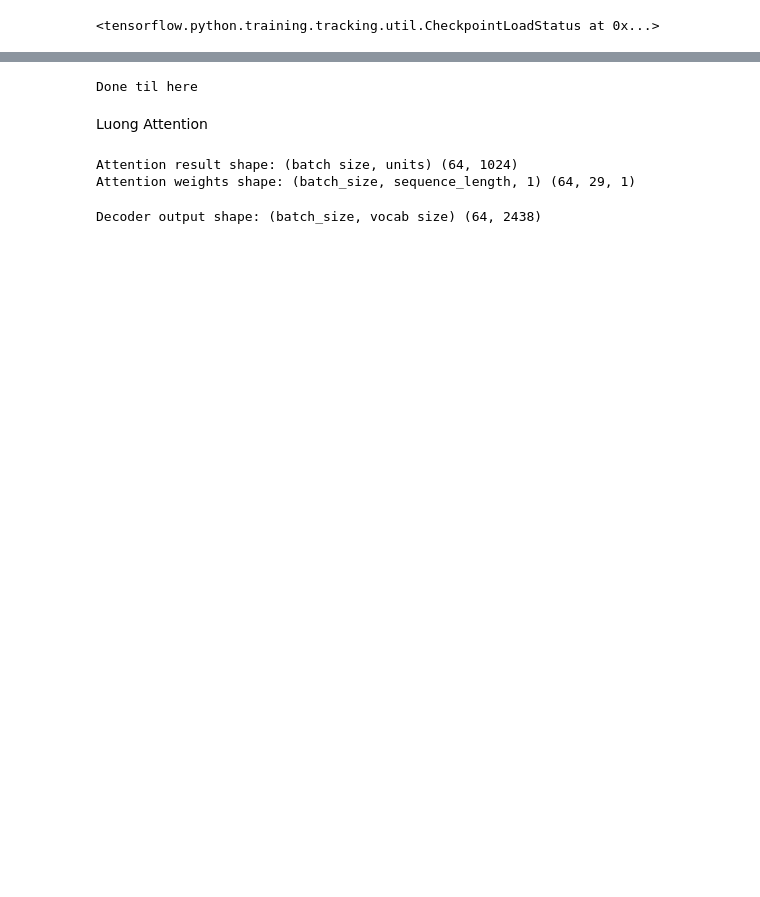
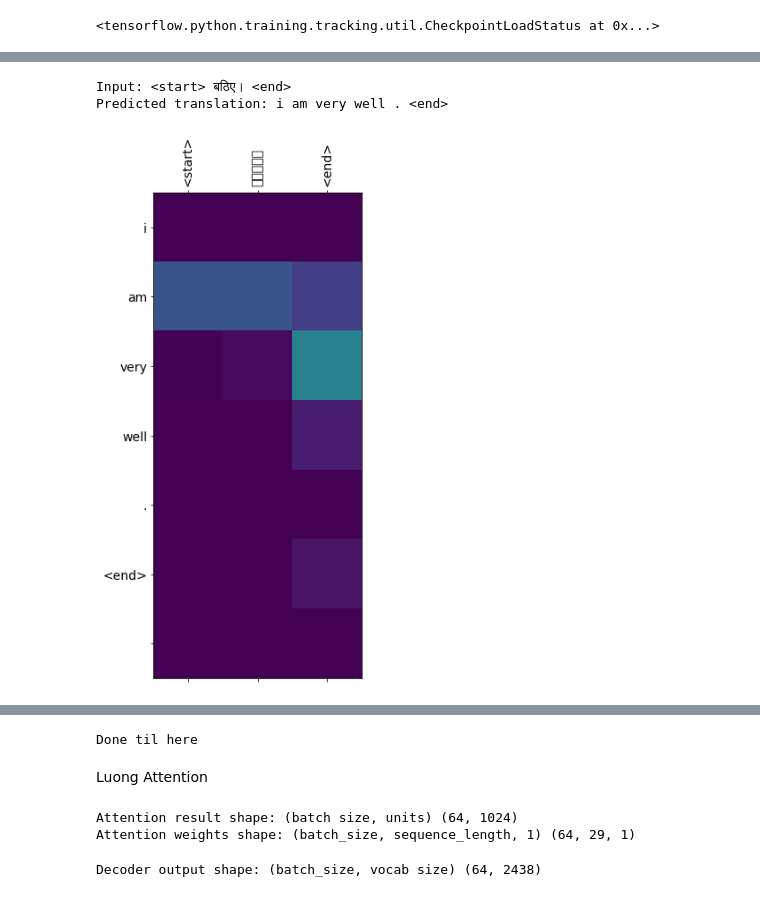
Before and after one commit to BlackCurrantDS/DeepLearning, a Jupyter notebook: IDL_Assignment7.ipynb, the cells around one changed output, grey strips where cells are left out. Saved outputs shown, nothing was run; the diff lists cells and outputs as text; code cells hidden in the pictures; blank space fills up the shorter version.

```diff
--- a/IDL_Assignment7.ipynb
+++ b/IDL_Assignment7.ipynb
@@ -442,0 +451,6 @@ Predicted translation: jump . <end>
+# %%
+translate(u'बैठिए।')
+# %% [output]
+Input: <start> बठिए। <end>
+Predicted translation: i am very well . <end>
+[figure, added]
```
Also changed, not shown: parts of 22 cells of this notebook.
